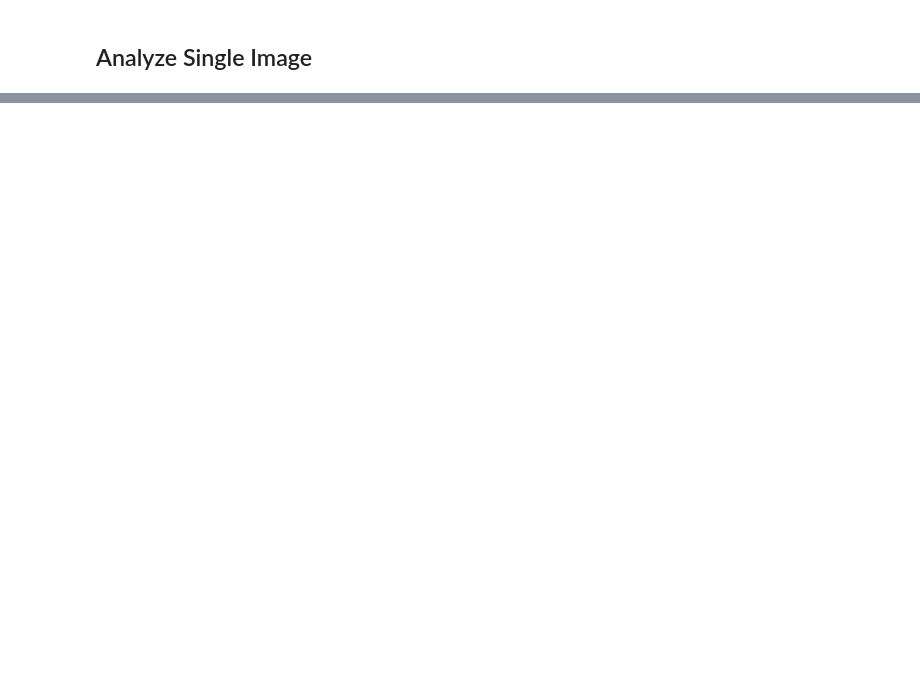
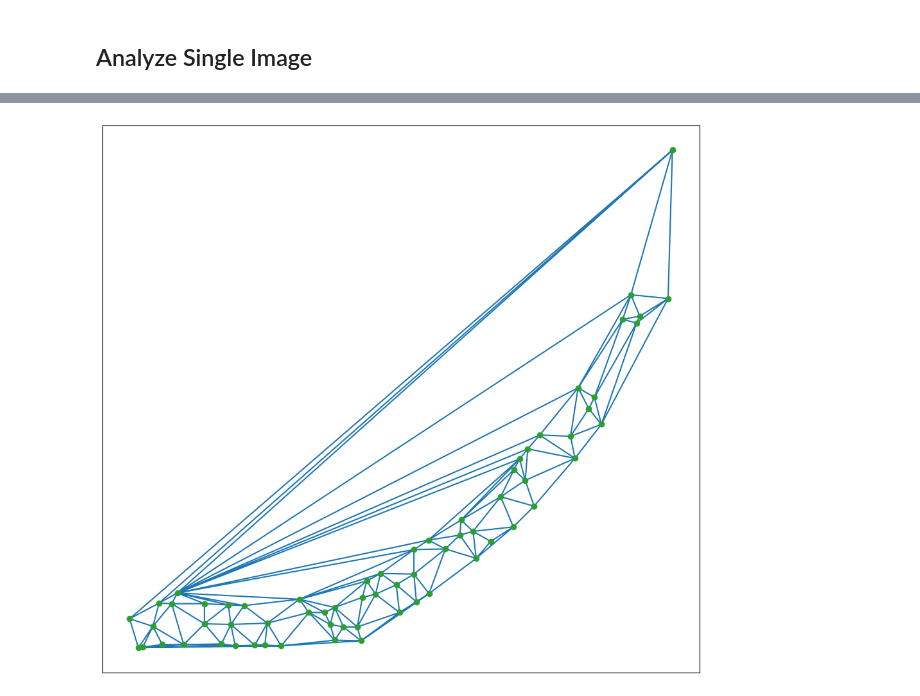
Before and after one commit to nghess/worm-warp, a Jupyter notebook: vertex_finder.ipynb, the cells around one changed output, grey strips where cells are left out. Drawn from its saved outputs; the diff is of its cells as text; code cells hidden in the pictures; blank space fills up the shorter version.

```diff
--- a/vertex_finder.ipynb
+++ b/vertex_finder.ipynb
@@ -135,7 +129,7 @@ def find_vertices(img, kernel, stride):
 src = cv2.imread('test_sequence/image2.png', cv2.IMREAD_GRAYSCALE)
 # %%
 # Sliding window parameters
-window = 25
-stride = 3
+window = 27
+stride = 2
 # %%
 # Find vertices in image
@@ -166,0 +166,15 @@ for xi, yi in ends:
+# %%
+delaunay = Delaunay(vertices)
+knots = np.array(vertices)
+# %%
+plt.figure(figsize=(12, 12))
+plt.triplot(knots[:, 0], -knots[:, 1], delaunay.simplices)
+plt.plot(knots[:, 0], -knots[:, 1], 'o')
+
+plt.gca().set_aspect('equal', adjustable='box')
+plt.xticks([])
+plt.yticks([])
+
+plt.show()
+# %% [output]
+[figure, added]
```
Also changed, not shown: parts of 6 cells of this notebook, 1 other file.
